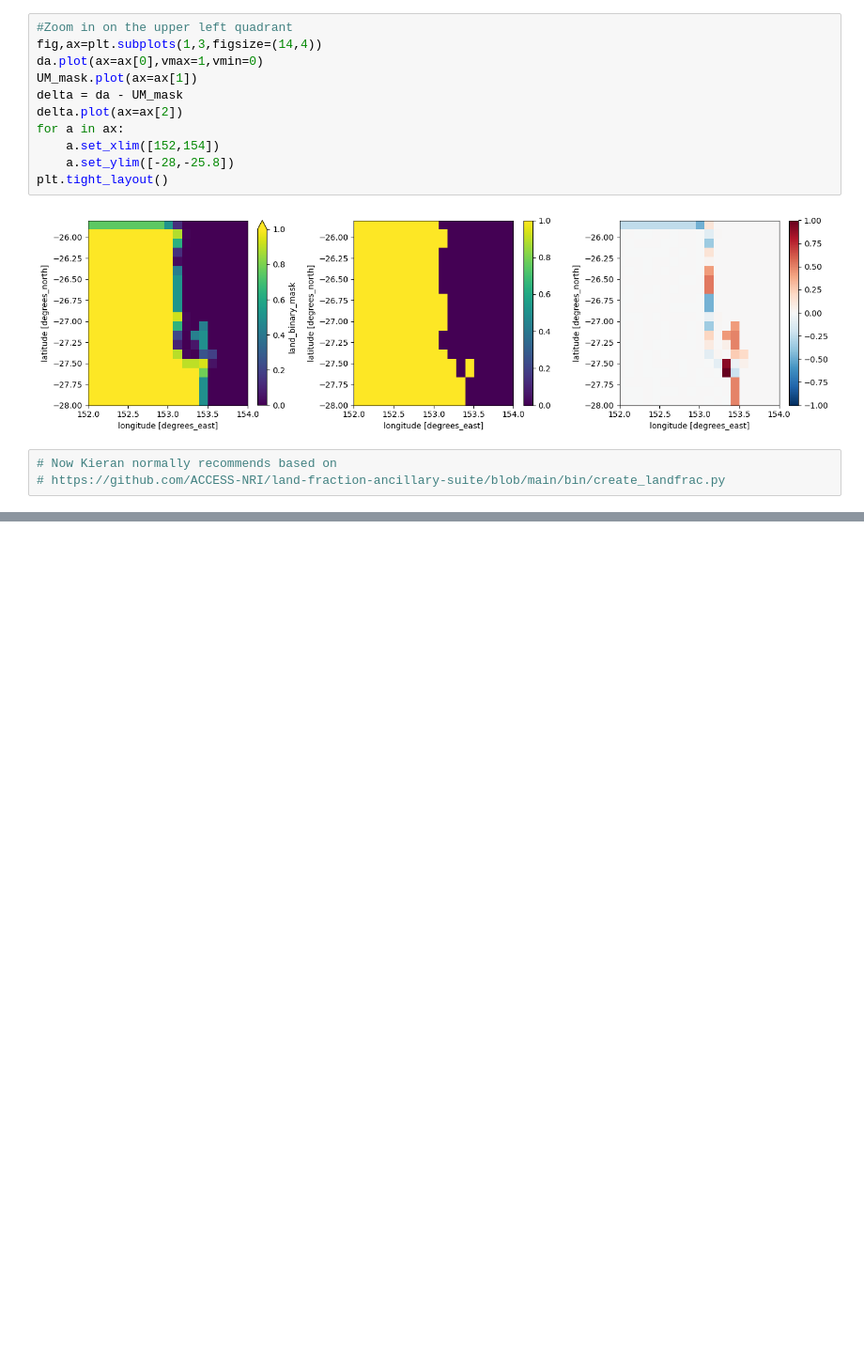
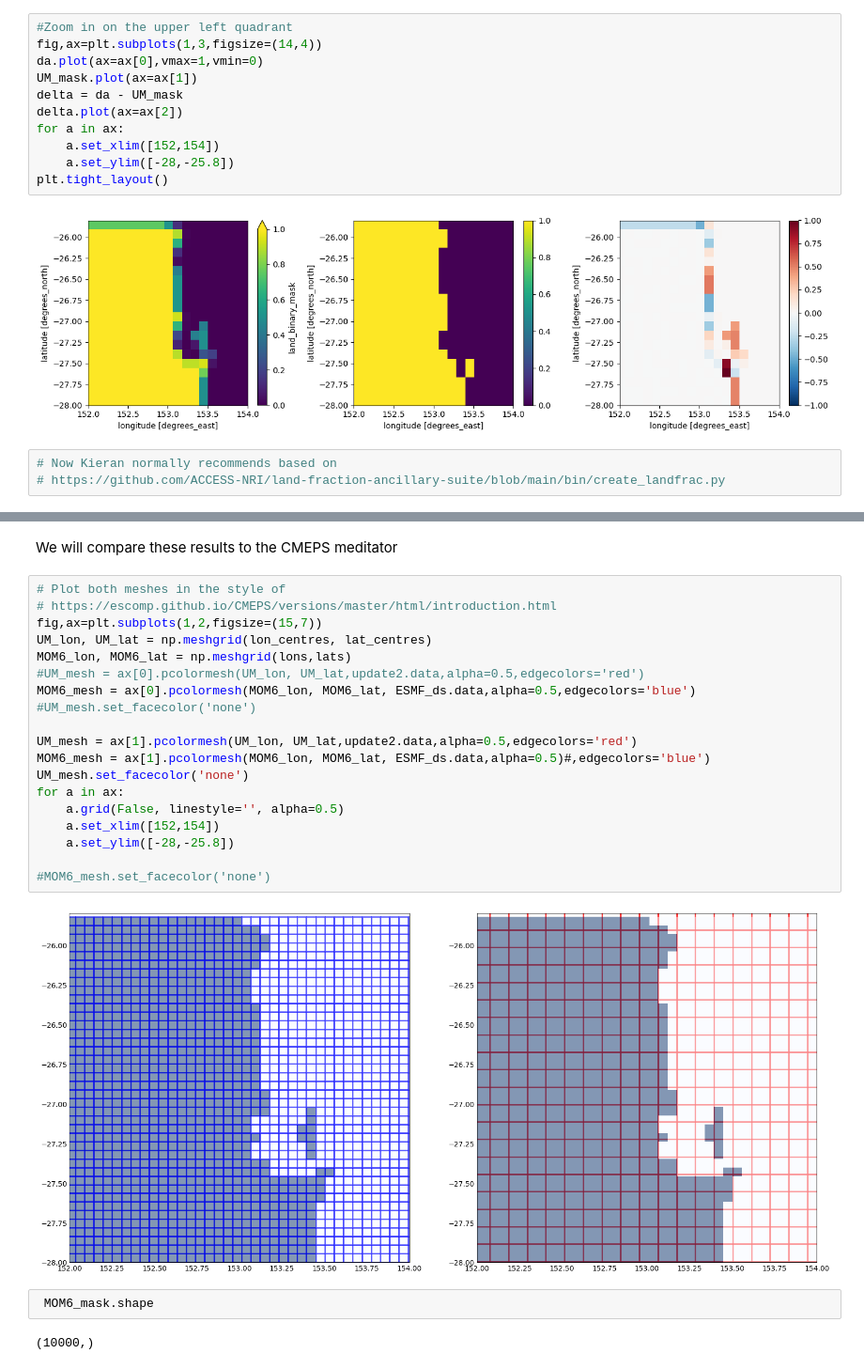
Before and after one commit to 21centuryweather/UM_configuration_tools, a Jupyter notebook: notebooks/Plot_UM_MOM6_land_meshes.ipynb, the cells around one changed output, grey strips where cells are left out. Shown at 94% size. Saved outputs shown, nothing was run; the diff lists cells and outputs as text; blank space fills up the shorter version.

```diff
--- a/notebooks/Plot_UM_MOM6_land_meshes.ipynb
+++ b/notebooks/Plot_UM_MOM6_land_meshes.ipynb
@@ -468,0 +448,27 @@ plt.tight_layout()
+# %% [markdown]
+We will compare these results to the CMEPS meditator
+# %%
+# Plot both meshes in the style of
+# https://escomp.github.io/CMEPS/versions/master/html/introduction.html
+fig,ax=plt.subplots(1,2,figsize=(15,7))
+UM_lon, UM_lat = np.meshgrid(lon_centres, lat_centres)
+MOM6_lon, MOM6_lat = np.meshgrid(lons,lats)
+#UM_mesh = ax[0].pcolormesh(UM_lon, UM_lat,update2.data,alpha=0.5,edgecolors='red')
+MOM6_mesh = ax[0].pcolormesh(MOM6_lon, MOM6_lat, ESMF_ds.data,alpha=0.5,edgecolors='blue')
+#UM_mesh.set_facecolor('none')
+
+UM_mesh = ax[1].pcolormesh(UM_lon, UM_lat,update2.data,alpha=0.5,edgecolors='red')
+MOM6_mesh = ax[1].pcolormesh(MOM6_lon, MOM6_lat, ESMF_ds.data,alpha=0.5)#,edgecolors='blue')
+UM_mesh.set_facecolor('none')
+for a in ax:
+    a.grid(False, linestyle='', alpha=0.5)
+    a.set_xlim([152,154])
+    a.set_ylim([-28,-25.8])
+
+#MOM6_mesh.set_facecolor('none')
+# %% [output]
+[figure, added]
+# %%
+ MOM6_mask.shape
+# %% [output]
+(10000,)
```
Also changed, not shown: parts of 10 cells of this notebook.
